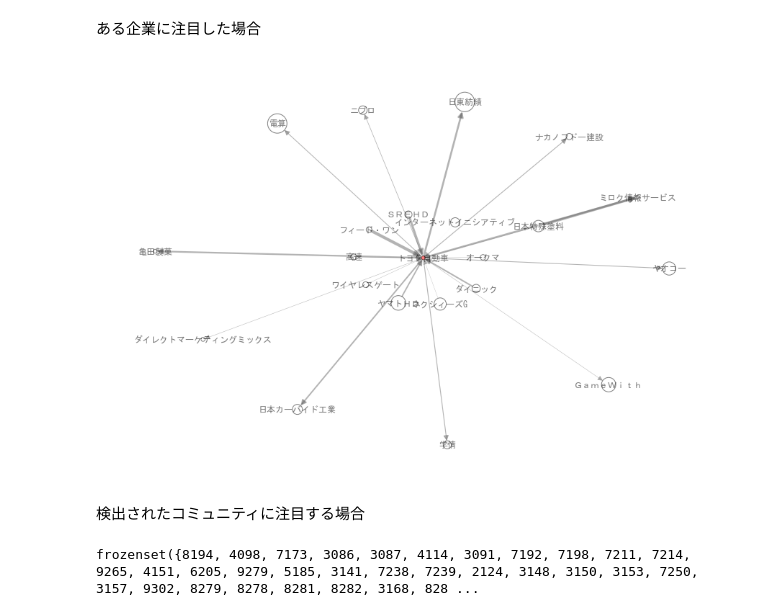
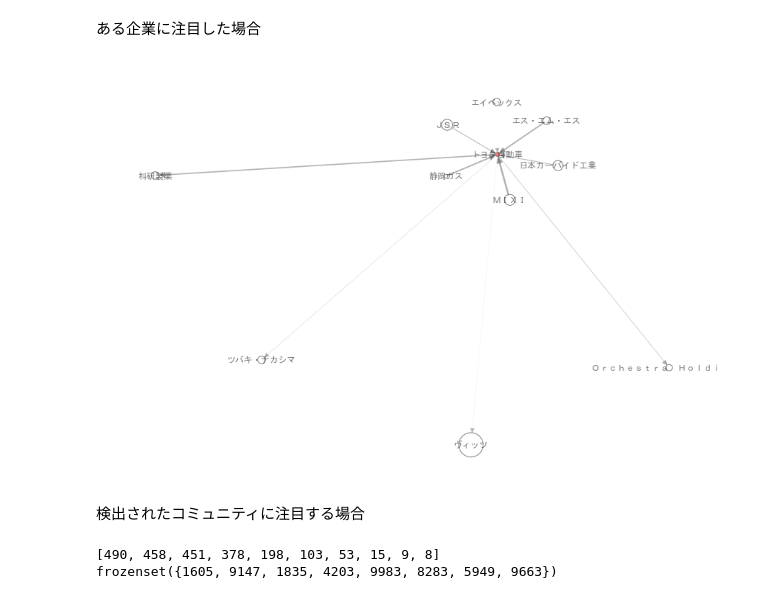
Before and after one commit to yotapoon/network, a Jupyter notebook: plot_network.ipynb, the cells around one changed output. Saved outputs shown, nothing was run; the diff lists cells and outputs as text; code cells hidden in the pictures.

```diff
--- a/plot_network.ipynb
+++ b/plot_network.ipynb
@@ -93,28 +111,15 @@ nx.set_node_attributes(G_focus, name = "COLOR", values = {CODE_FOCUS: "red"})
-# %%
-def plot_network(G, alpha, node_scale, node_attr, width_scale, width_attr, arrowsize, seed_for_plot, k_scale):
-    fig = plt.figure(figsize = (12, 8))
-    # ノードの設定
-    edgecolors = "black" # ノードの縁の色(ややこしい)
-    node_size = np.sqrt(np.fromiter(nx.get_node_attributes(G, node_attr).values(), dtype = float))*node_scale
-    # エッジの設定
-    edge_color = "dimgray"
-    width = np.fromiter(nx.get_edge_attributes(G, width_attr).values(), dtype = float)*width_scale
-    # その他の設定
-    pos = nx.spring_layout(G, seed = seed_for_plot, k = k_scale / np.sqrt(G.size()))
-    nx.draw(G, with_labels = True, pos = pos,\
-        node_size = node_size, node_color = nx.get_node_attributes(G, "COLOR").values(), alpha = alpha, edgecolors = edgecolors, \
-        labels = nx.get_node_attributes(G, "NAME"),
-        edge_color = edge_color, width = width, arrowsize = arrowsize, font_family = "MS Gothic")
-
-plot_network(G_focus, alpha = 0.5, node_scale = 20, node_attr = "MCAP", \
-    width_scale = 15, width_attr = "RATIO_X_TO_Y", arrowsize = 15, \
-        seed_for_plot = 300, k_scale = 2.0)
-# %% [output]
-[figure, removed]
+# %%
+CODE_FOCUS = 7203
+
+# 関数内で処理すると時間がかかってしまう
+G_undirected = G.to_undirected()
+G_undirected_reciprocal = G.to_undirected(reciprocal = True)
+G_focus = nx.subgraph_view(G, filter_node = filter_neighbors_partial(G = G_undirected, node_list = [CODE_FOCUS], distance = 1))
+nx.set_node_attributes(G_focus, name = "COLOR", values = {CODE_FOCUS: "red"})
+# %%
+fig = plt.figure(figsize = (12, 8))
+plot_network(G_focus, node_attr = "MCAP", width_attr = "RATIO_X_TO_Y", color_attr = "COLOR", label_attr = "NAME", node_focus = CODE_FOCUS)
+# %% [output]
+[figure, added]
 # %% [markdown]
 検出されたコミュニティに注目する場合
-# %%
-community = community.greedy_modularity_communities(G_undirected)
-print(community[5])
-# %% [output]
-frozenset({8194, 4098, 7173, 3086, 3087, 4114, 3091, 7192, 7198, 7211, 7214, 9265, 4151, 6205, 9279, 5185, 3141, 7238, 7239, 2124, 3148, 3150, 3153, 7250, 3157, 9302, 8279, 8278, 8281, 8282, 3168, 828 ...
@@ -123 +126,10 @@ node_list = community[5]
+# %%
+community_list = community.greedy_modularity_communities(G_undirected)
+print([len(s) for s in community_list])
+idx = len(community_list) - 1
+node_list = community_list[idx]
+print(node_list)
+# %% [output]
+[490, 458, 451, 378, 198, 103, 53, 15, 9, 8]
+frozenset({1605, 9147, 1835, 4203, 9983, 8283, 5949, 9663})
 # %%
```
Also changed, not shown: parts of 13 cells of this notebook.
